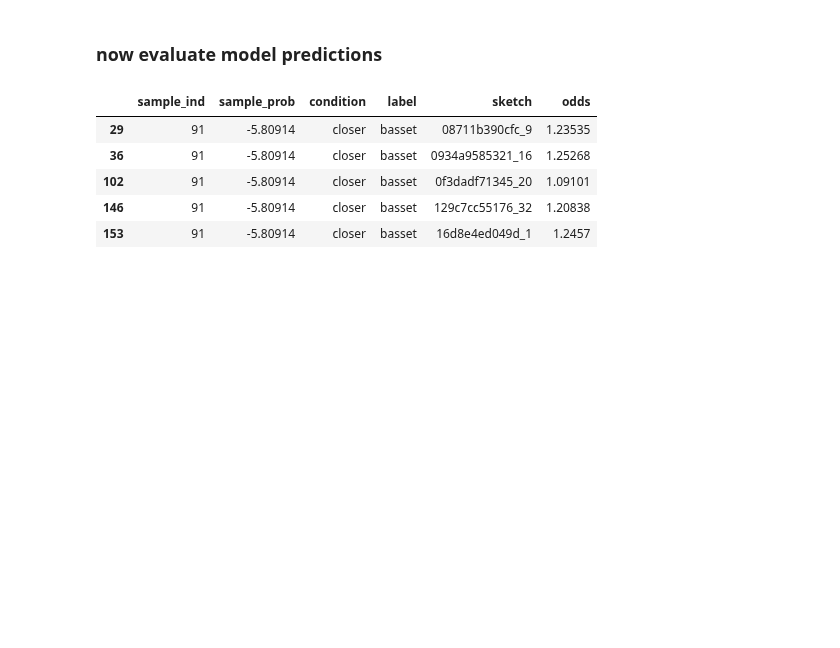
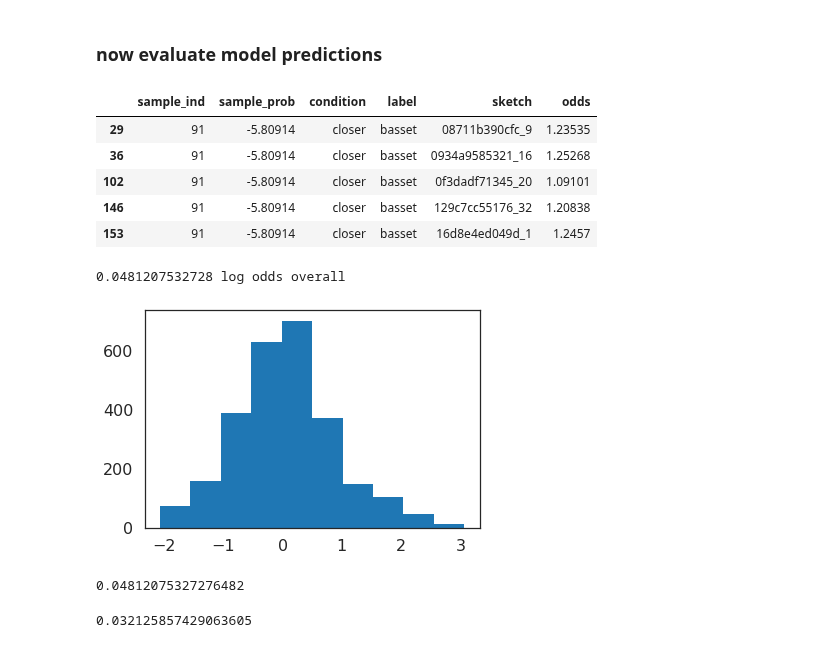
Before and after one commit to judithfan/visual_communication_in_context, a Jupyter notebook: analysis/check_unadapted_fc6_rdms.ipynb, the cells around one changed output. Cells and saved outputs as stored; diff of their text form; code cells hidden in the pictures; blank space fills up the shorter version.

Commit message:
okay its very weak for fc6 but is slightly tilted towards picking the congruent than incongruent sketch type

```diff
--- a/analysis/check_unadapted_fc6_rdms.ipynb
+++ b/analysis/check_unadapted_fc6_rdms.ipynb
@@ -456,6 +456,10 @@ for i,this_sample in enumerate(pred_files):
         X = x
     else:
         X = pd.concat([X,x])
+# %%
+X.odds = X.odds.astype('float')
+X.sample_prob = X.sample_prob.astype('float')
+X.to_csv('{}_model_predictions_log_odds.csv'.format(this_model))
 # %%
 X.head()
 # %% [output]
@@ -465,3 +469,34 @@ X.head()
 | 102 | 91 | -5.80914 | closer | basset | 0f3dadf71345_20 | 1.09101 |
 | 146 | 91 | -5.80914 | closer | basset | 129c7cc55176_32 | 1.20838 |
 | 153 | 91 | -5.80914 | closer | basset | 16d8e4ed049d_1 | 1.2457 |
+# %%
+pp = X.groupby(['sample_ind'])['sample_prob'].mean().apply(lambda x: np.exp(x)) ## posterior probs
+lo = X.groupby(['sample_ind'])['odds'].mean() ## log odds
+odds_overall = np.sum(pp*lo)
+print '{} log odds in favor of picking sketch from congruent-context'.format(odds_overall)
+# %% [output]
+0.0481207532728 log odds overall
+# %%
+weighted_odds = []
+unweighted_odds = []
+for i,sketch in enumerate(sketches):
+    print '{} {}'.format(i,sketch)
+    Y = X[X['sketch']==sketch]
+    product = Y.apply(lambda x: x['odds'] * np.exp(x['sample_prob']), axis=1)
+    weighted_odds.append(np.sum(product))
+    unweighted_odds.append(Y['odds'].mean())
+# %%
+weighted_odds = np.array(weighted_odds)
+unweighted_odds = np.array(unweighted_odds)
+# %%
+h = plt.hist(weighted_odds)
+# %% [output]
+[figure, added]
+# %%
+np.mean(weighted_odds)
+# %% [output]
+0.04812075327276482
+# %%
+np.median(weighted_odds)
+# %% [output]
+0.032125857429063605
```
